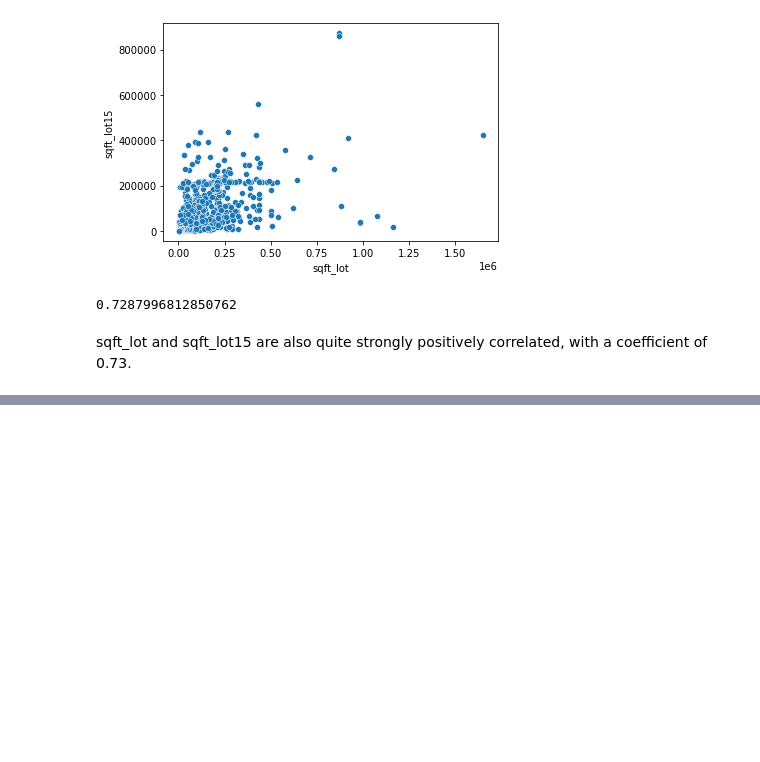
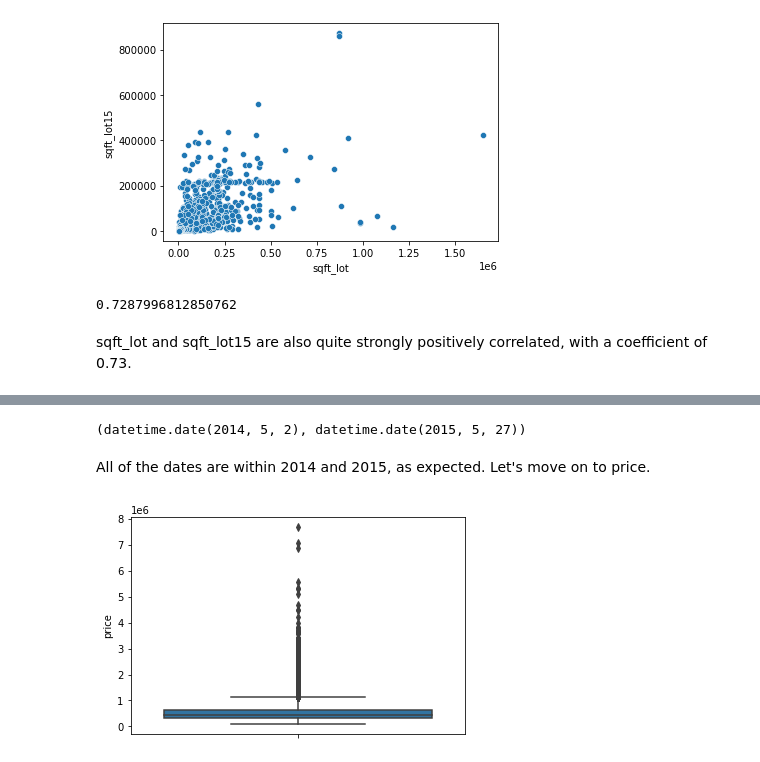
Before and after one commit to andrewabeles/seattle_home_sales, a Jupyter notebook: eda.ipynb, the cells around one changed output, grey strips where cells are left out. Saved outputs shown, nothing was run; the diff lists cells and outputs as text; code cells hidden in the pictures; blank space fills up the shorter version.

```diff
--- a/eda.ipynb
+++ b/eda.ipynb
@@ -86,0 +95,3 @@ sqft_lot and sqft_lot15 are also quite strongly positively correlated, with a co
+# %%
+data['date'] = data.apply(lambda row: pd.to_datetime(row.date), axis=1)
+data['date']
@@ -86,0 +111,3 @@ sqft_lot and sqft_lot15 are also quite strongly positively correlated, with a co
+# %%
+data['date'] = data['date'].dt.date
+data['date']
@@ -86,0 +127,11 @@ sqft_lot and sqft_lot15 are also quite strongly positively correlated, with a co
+# %%
+data.date.min(), data.date.max()
+# %% [output]
+(datetime.date(2014, 5, 2), datetime.date(2015, 5, 27))
+# %% [markdown]
+All of the dates are within 2014 and 2015, as expected. Let's move on to price.
+# %%
+sns.boxplot(data=data, y='price')
+plt.show()
+# %% [output]
+[figure, added]
```
Also changed, not shown: parts of 31 cells of this notebook.
